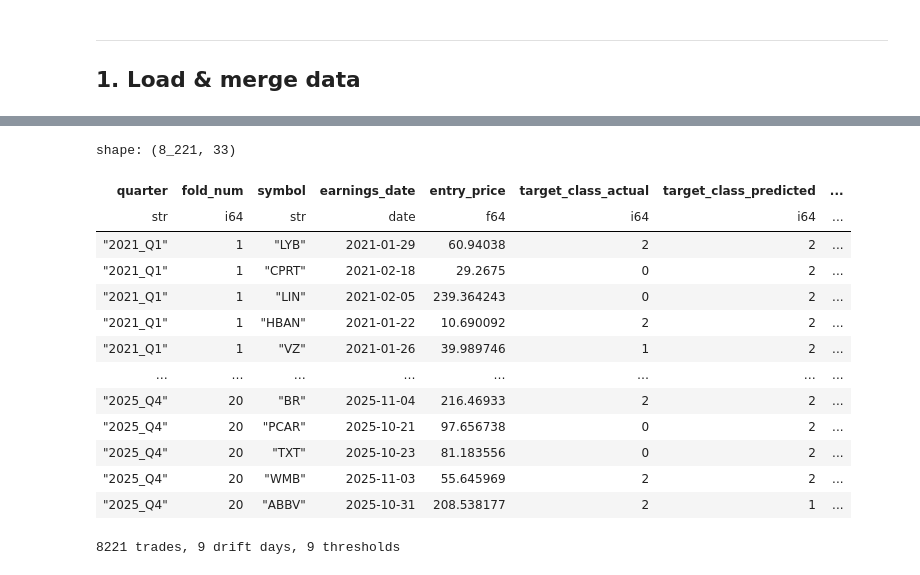
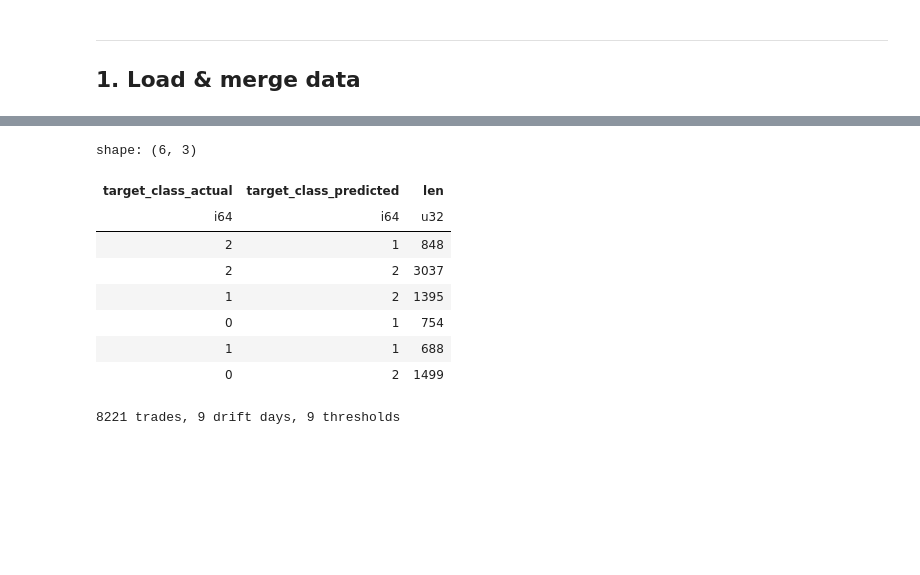
Before and after one commit to Richard-X46/Post-Earnings-Forecast, a Jupyter notebook: src/modeling/tabnet/tabnet_trade_strat.ipynb, the cells around one changed output, grey strips where cells are left out. Cells and saved outputs as stored; diff of their text form; code cells hidden in the pictures; blank space fills up the shorter version.

Commit message:
updated tech_features for car isolation and strat_table

```diff
--- a/src/modeling/tabnet/tabnet_trade_strat.ipynb
+++ b/src/modeling/tabnet/tabnet_trade_strat.ipynb
@@ -53,32 +57,35 @@ signals = results.filter(pl.col("target_class_predicted").is_in([1, 2]))
 signals = signals.filter(pl.col("earnings_date") < pl.datetime(2026, 1, 1))
 print(f"Buy signals: {len(signals):,}")
 
-# ── Load daily OHLCV, add forward high/date/close columns ─────────────
-daily = pl.read_parquet(DAILY_PATH).select(["symbol", "date", "high", "close"])
-daily = daily.sort(["symbol", "date"])
+# ── Load precomputed strategy table ──────────────────────────────────
+daily = pl.read_parquet(STRAT_TABLE_PATH)
 
-# Forward shifts for drift window (t+2 .. t+10)
-for offset in DRIFT_OFFSETS:
-    daily = daily.with_columns([
-        pl.col("high").shift(-offset).over("symbol").alias(f"high_t+{offset}"),
-        pl.col("date").shift(-offset).over("symbol").alias(f"date_t+{offset}"),
-    ])
-
-# Entry date (t+1) and close at t+10
-daily = daily.with_columns([
-    pl.col("date").shift(-1).over("symbol").alias("entry_date"),
-    pl.col("close").shift(-10).over("symbol").alias("close_t10"),
-])
-
-# ── Join drift + entry data onto signals ─────────────────────────────
+# The forward high/low/date columns and entry/exit values are built in
+# technical_features.py so this notebook only joins the finished table.
 join_cols = ["symbol", "date", "entry_date", "close_t10"]
 for offset in DRIFT_OFFSETS:
-    join_cols += [f"high_t+{offset}", f"date_t+{offset}"]
+    join_cols += [
+        f"high_t+{offset}",
+        f"low_t+{offset}",
+        f"date_t+{offset}",
+    ]
 
 signals = signals.join(
     daily.select(join_cols),
     left_on=["symbol", "earnings_date"], right_on=["symbol", "date"], how="left",
 )
+
+# The strategy requires a complete t+2..t+10 forward window.
+# The source table is intentionally capped at 2025-12-31, so recent
+# signals can lack their final forward rows. Exclude those trades before
+# calculating returns to prevent NaN equity curves.
+required_strategy_cols = ["entry_date", "close_t10"]
+required_strategy_cols += [f"high_t+{offset}" for offset in DRIFT_OFFSETS]
+required_strategy_cols += [f"low_t+{offset}" for offset in DRIFT_OFFSETS]
+required_strategy_cols += [f"date_t+{offset}" for offset in DRIFT_OFFSETS]
+rows_before_window_filter = len(signals)
+signals = signals.drop_nulls(required_strategy_cols)
+print(f"Dropped incomplete forward windows: {rows_before_window_filter - len(signals):,}")
 signals = signals.with_columns(
     (pl.col("close_t10") / pl.col("entry_price") - 1).alias("close_t10_return")
 )
@@ -89,20 +139,15 @@ After join — rows: 8221, null close_t10: 0
 # %%
-signals
+signals.group_by(['target_class_actual', 'target_class_predicted']).len()
 # %% [output]
-shape: (8_221, 33)
+shape: (6, 3)
-| quarter | fold_num | symbol | earnings_date | entry_price | target_class_actual | target_class_predicted | ... |
-| str | i64 | str | date | f64 | i64 | i64 | ... |
-| "2021_Q1" | 1 | "LYB" | 2021-01-29 | 60.94038 | 2 | 2 | ... |
-| "2021_Q1" | 1 | "CPRT" | 2021-02-18 | 29.2675 | 0 | 2 | ... |
-| "2021_Q1" | 1 | "LIN" | 2021-02-05 | 239.364243 | 0 | 2 | ... |
-| "2021_Q1" | 1 | "HBAN" | 2021-01-22 | 10.690092 | 2 | 2 | ... |
-| "2021_Q1" | 1 | "VZ" | 2021-01-26 | 39.989746 | 1 | 2 | ... |
-| … | … | … | … | … | … | … | ... |
-| "2025_Q4" | 20 | "BR" | 2025-11-04 | 216.46933 | 2 | 2 | ... |
-| "2025_Q4" | 20 | "PCAR" | 2025-10-21 | 97.656738 | 0 | 2 | ... |
-| "2025_Q4" | 20 | "TXT" | 2025-10-23 | 81.183556 | 0 | 2 | ... |
-| "2025_Q4" | 20 | "WMB" | 2025-11-03 | 55.645969 | 2 | 2 | ... |
-| "2025_Q4" | 20 | "ABBV" | 2025-10-31 | 208.538177 | 2 | 1 | ... |
+| target_class_actual | target_class_predicted | len |
+| i64 | i64 | u32 |
+| 2 | 1 | 848 |
+| 2 | 2 | 3037 |
+| 1 | 2 | 1395 |
+| 0 | 1 | 754 |
+| 1 | 1 | 688 |
+| 0 | 2 | 1499 |
 # %%
 # ── Extract numpy arrays for vectorised threshold sweep ───────────────
 HIGH_COLS = [f"high_t+{d}" for d in DRIFT_OFFSETS]
```
Also changed, not shown: parts of 5 cells of this notebook, 4 other files.
